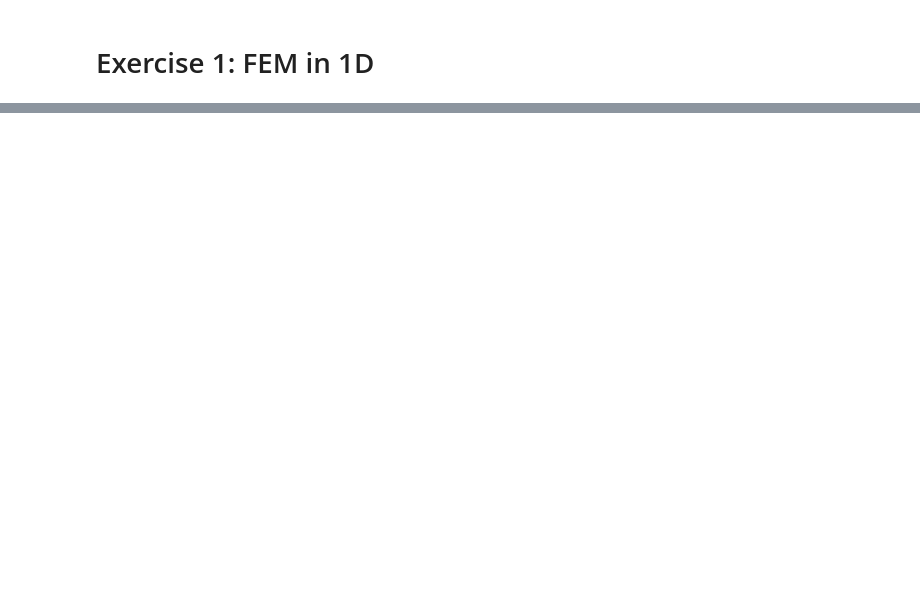
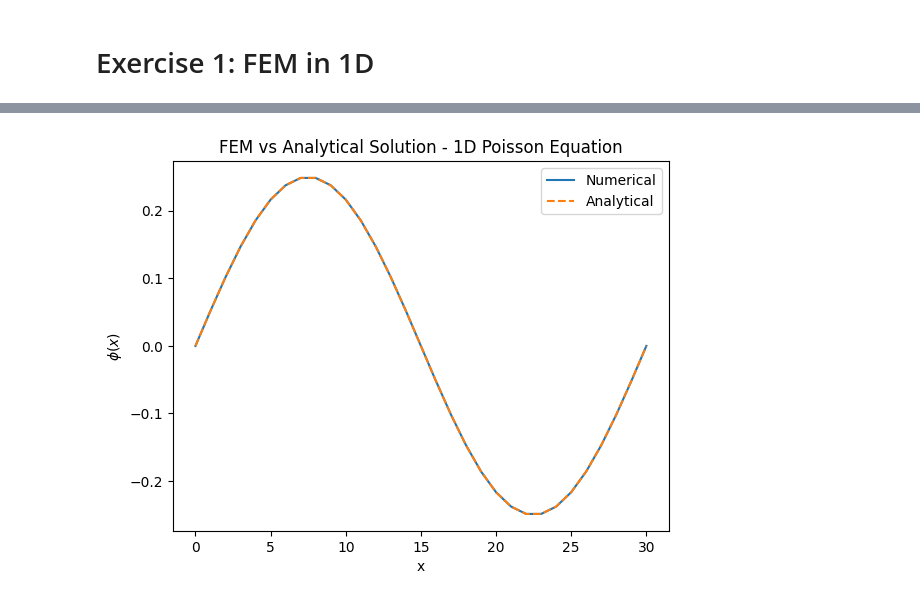
Before and after one commit to joaopedrobiu6/CompElectroMag, a Jupyter notebook: pro3/Assignment3.ipynb, the cells around one changed output, grey strips where cells are left out. Saved outputs shown, nothing was run; the diff lists cells and outputs as text; code cells hidden in the pictures; blank space fills up the shorter version.

```diff
--- a/pro3/Assignment3.ipynb
+++ b/pro3/Assignment3.ipynb
@@ -81,0 +240,20 @@ import matplotlib.pyplot as plt
+# %%
+phi_interior = np.linalg.solve(A, b)
+phi_full = np.zeros(n+1)
+phi_full[1:-1] = phi_interior
+# %%
+phi_true = np.zeros(n+1)  # Initialize the array for the analytical solution
+
+for i in range(0, n+1):
+    xi = i * h
+    phi_true[i] = (1/4)*np.sin(2*xi)
+# %%
+plt.plot(phi_full, label='Numerical')
+plt.plot(phi_true, "--", label='Analytical')
+plt.xlabel('x')
+plt.ylabel(r'$\phi(x)$')
+plt.title('FEM vs Analytical Solution - 1D Poisson Equation')
+plt.legend()
+plt.show()
+# %% [output]
+[figure, added]
```
Also changed, not shown: parts of 16 cells of this notebook, 2 other files.
